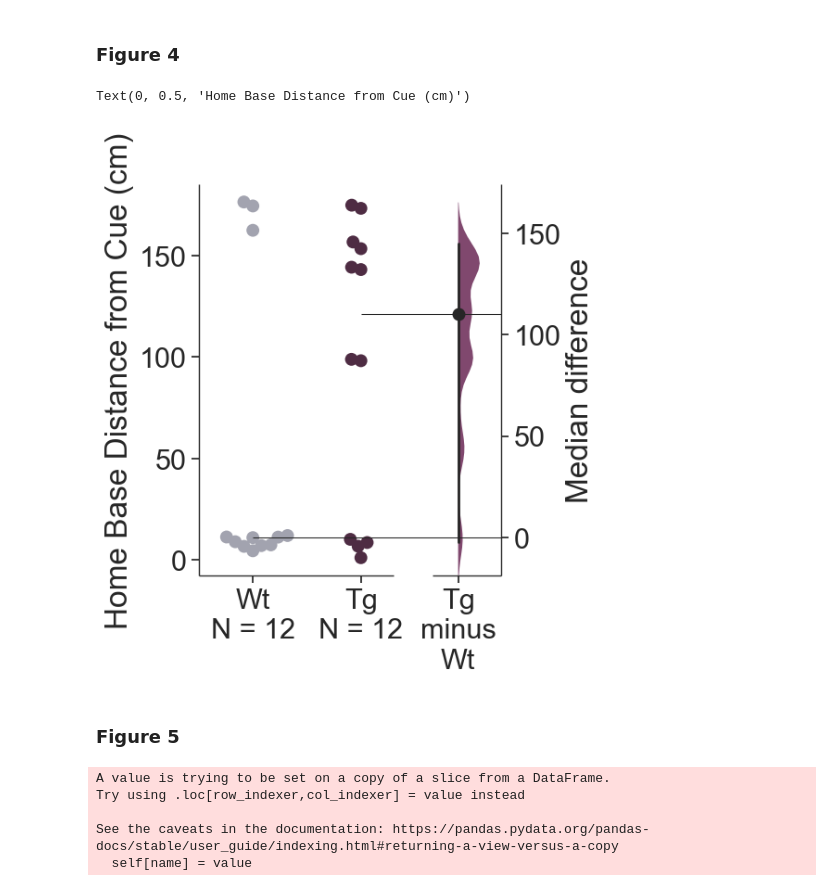
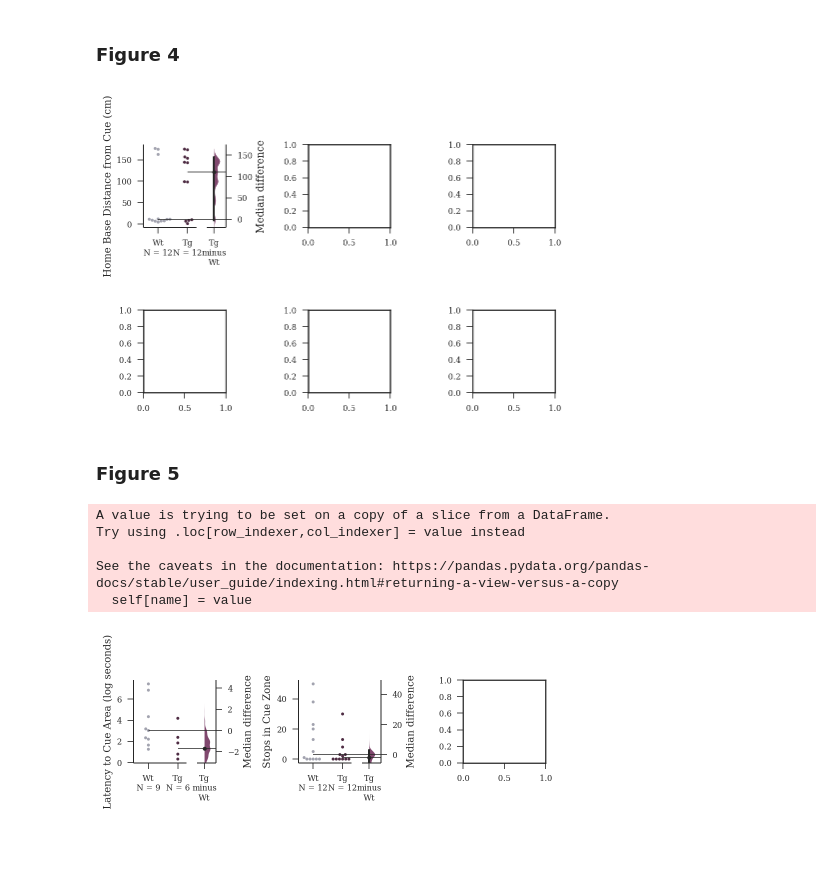
Before and after one commit to lolaBerkowitz/TgF344-AD_Open_Field, a Jupyter notebook: notebooks/TgF344_OF_figs.ipynb, the cells around one changed output. Saved outputs shown, nothing was run; the diff lists cells and outputs as text; code cells hidden in the pictures; blank space fills up the shorter version.

```diff
--- a/notebooks/TgF344_OF_figs.ipynb
+++ b/notebooks/TgF344_OF_figs.ipynb
@@ -10,13 +66,15 @@ df_day1 = df[df['day']=='D1']
 
 df_day1.pathL = df_day1.pathL/1000
 #flatui = ["#7f8c8d","#f39c12"] #color schedule for Tg and Wt, respectively.
-sns.set(style='ticks', font_scale=2)
+# sns.set(style='ticks', font_scale=2)
 # %% [output]
 A value is trying to be set on a copy of a slice from a DataFrame.
 Try using .loc[row_indexer,col_indexer] = value instead
 
 See the caveats in the documentation: https://pandas.pydata.org/pandas-docs/stable/user_guide/indexing.html#returning-a-view-versus-a-copy
   self[name] = value
+# %%
+fig_save_path = 'D:/ryanh/github/TgF344-AD_Open_Field/notebooks/figs/'
 # %% [markdown]
 #### Fig 1 General Locomotion
 # %%
@@ -68,29 +122,28 @@ Text(0, 0.5, 'Linear Acceleration (cm/s)')
 df_seg = pd.read_csv(data_path+"segment_measures.csv")
 df_day1_seg = df_seg[df_seg['day']=='D1']
 # %%
+fig, axs = plt.subplots(1,3, figsize=set_size('thesis', fraction=1.25, subplots=(1, 3)), edgecolor='k')
+fig.subplots_adjust(hspace = 1, wspace=1)
+axs = axs.ravel()
 
 #flatui = ["#7f8c8d","#f39c12"] #color schedule for Tg and Wt, respectively.
-sns.set(style='ticks', font_scale=2)
+# sns.set(style='ticks', font_scale=2)
 
 pathL_df = dabest.load(df_day1, idx=("Wt","Tg"),x="group", y="numRuns")
 flatui = ["#601a4a","#9c9eb5"]
-ax = pathL_df.mean_diff.plot(custom_palette=flatui,raw_marker_size=10,fig_size=(6, 6))
-pathL_axes = ax.axes[0]
-pathL_axes.set_ylabel("Total Run Segments")
-# plt.savefig("d:\\Users\\BClarkLab\\Google Drive (lberkowitz@unm.edu)\\Manuscripts\\In Progress\\TgF344-AD_OF\\Figures\\num_seg.svg", format="svg")
+ax = pathL_df.mean_diff.plot(ax=axs[0],custom_palette=flatui,raw_marker_size=3,es_marker_size=4)
+axs[0].set_ylabel("Total Run Segments")
 
 
 pathL_df = dabest.load(df_day1_seg, idx=("Wt","Tg"),x="group", y="seg_dist")
 flatui = ["#601a4a","#9c9eb5"]   #color schedule for Tg and Wt, respectively.
-ax = pathL_df.median_diff.plot(custom_palette=flatui,raw_marker_size=10,fig_size=(6, 6))
-pathL_axes = ax.axes[0]
-pathL_axes.set_ylabel("Segment Distance (cm)")
-# plt.savefig("d:\\Users\\BClarkLab\\Google Drive (lberkowitz@unm.edu)\\Manuscripts\\In Progress\\TgF344-AD_OF\\Figures\\seg_dist.svg", format="svg")
+ax = pathL_df.median_diff.plot(ax=axs[1],custom_palette=flatui,raw_marker_size=3,es_marker_size=4)
+axs[1].set_ylabel("Segment Distance (cm)")
 
 pathL_df = dabest.load(df_day1_seg, idx=("Wt","Tg"),x="group", y="seg_circ")
 flatui = ["#601a4a","#9c9eb5"]
-ax = pathL_df.median_diff.plot(custom_palette=flatui,raw_marker_size=10,fig_size=(6, 6))
-pathL_axes = ax.axes[0]
-pathL_axes.set_ylabel("Circuity")
-# plt.savefig("d:\\Users\\BClarkLab\\Google Drive (lberkowitz@unm.edu)\\Manuscripts\\In Progress\\TgF344-AD_OF\\Figures\\seg_circ.svg", format="svg")
+ax = pathL_df.median_diff.plot(ax=axs[2],custom_palette=flatui,raw_marker_size=3,es_marker_size=4)
+axs[2].set_ylabel("Circuity")
+
+plt.savefig(fig_save_path+'segments.svg',dpi=900,bbox_inches='tight')
 # %% [output]
@@ -146,33 +193,33 @@ IndexError: cue_dwell_diff is not a column in `data`. Please check.
 # %%
-# Loading data
-df = pd.read_csv(data_path+"hbData.csv")
-# grab day 1
-df_day1 = df[df['day']=='D1']
+fig, axs = plt.subplots(2,3, figsize=set_size('thesis', fraction=1.25, subplots=(3, 3)), edgecolor='k')
+fig.subplots_adjust(hspace = 1, wspace=1)
+axs = axs.ravel()
 
 pathL_df = dabest.load(df_day1, idx=("Wt","Tg"),x="group", y="Distance2Cue")
 flatui = ["#601a4a","#9c9eb5"]
-ax = pathL_df.median_diff.plot(custom_palette=flatui,raw_marker_size=10,fig_size=(6, 6))
-pathL_axes = ax.axes[0]
-pathL_axes.set_ylabel("Home Base Distance from Cue (cm)")
-# plt.savefig("d:\\Users\\BClarkLab\\Google Drive (lberkowitz@unm.edu)\\Manuscripts\\In Progress\\TgF344-AD_OF\\Figures\\Distance2Cue.svg", format="svg")
+ax = pathL_df.median_diff.plot(ax=axs[0],custom_palette=flatui,raw_marker_size=3,es_marker_size=4)
+axs[0].set_ylabel("Home Base Distance from Cue (cm)")
+
+plt.savefig(fig_save_path+'Distance2Cue.svg',dpi=900,bbox_inches='tight')
 # %% [output]
-Text(0, 0.5, 'Home Base Distance from Cue (cm)')
-[figure, old version]
+[figure, new version]
 # %% [markdown]
 ### Figure 5
 # %%
 df = pd.read_csv(data_path+"cueData.csv")
 df_day2 = df[df['day']=='D2']
 
-import numpy as np
+fig, axs = plt.subplots(1,3, figsize=set_size('thesis', fraction=1.25, subplots=(1, 3)), edgecolor='k')
+fig.subplots_adjust(hspace = 1, wspace=1)
+axs = axs.ravel()
+
 
 df_day2.time2cue = np.log(df_day2.time2cue)
 
 pathL_df = dabest.load(df_day2, idx=("Wt","Tg"),x="group", y="time2cue")
 flatui = ["#601a4a","#9c9eb5"]
-ax = pathL_df.median_diff.plot(custom_palette=flatui,raw_marker_size=10,fig_size=(6, 6))
-pathL_axes = ax.axes[0]
-pathL_axes.set_ylabel("Latency to Cue Area (log seconds)")
+ax = pathL_df.median_diff.plot(ax=axs[0],custom_palette=flatui,raw_marker_size=3,es_marker_size=4)
+axs[0].set_ylabel("Latency to Cue Area (log seconds)")
 # plt.savefig("d:\\Users\\BClarkLab\\Google Drive (lberkowitz@unm.edu)\\Manuscripts\\In Progress\\TgF344-AD_OF\\Figures\\Time2Cue.svg", format="svg")
 
 
@@ -182,23 +229,15 @@ df_day2 = df[df['day']=='D2']
 
 pathL_df = dabest.load(df_day2, idx=("Wt","Tg"),x="group", y="CueStops")
 flatui = ["#601a4a","#9c9eb5"]
-ax = pathL_df.median_diff.plot(custom_palette=flatui,raw_marker_size=10,fig_size=(6, 6))
-pathL_axes = ax.axes[0]
-pathL_axes.set_ylabel("Stops in Cue Zone")
+ax = pathL_df.median_diff.plot(ax=axs[1],custom_palette=flatui,raw_marker_size=3,es_marker_size=4)
+axs[1].set_ylabel("Stops in Cue Zone")
 # plt.savefig("d:\\Users\\BClarkLab\\Google Drive (lberkowitz@unm.edu)\\Manuscripts\\In Progress\\TgF344-AD_OF\\Figures\\CueStops_d2.svg", format="svg")
 
-df = pd.read_csv(data_path+"HBdist.csv")
-
-
-pathL_df = dabest.load(df, idx=("Wt","Tg"),x="group", y="primaryHBdist")
-flatui = ["#601a4a","#9c9eb5"]
-ax = pathL_df.median_diff.plot(custom_palette=flatui,raw_marker_size=10,fig_size=(6, 6))
-pathL_axes = ax.axes[0]
-pathL_axes.set_ylabel("Distance (cm)")
-# plt.savefig("d:\\Users\\BClarkLab\\Google Drive (lberkowitz@unm.edu)\\Manuscripts\\In Progress\\TgF344-AD_OF\\Figures\\primaryHBdist.svg", format="svg")
+plt.savefig(fig_save_path+'cue_time_stops.svg',dpi=900,bbox_inches='tight')
 # %% [output]
 A value is trying to be set on a copy of a slice from a DataFrame.
 Try using .loc[row_indexer,col_indexer] = value instead
 
 See the caveats in the documentation: https://pandas.pydata.org/pandas-docs/stable/user_guide/indexing.html#returning-a-view-versus-a-copy
   self[name] = value
+[figure, added]
```
Also changed, not shown: parts of 8 cells of this notebook, 6 other files.
